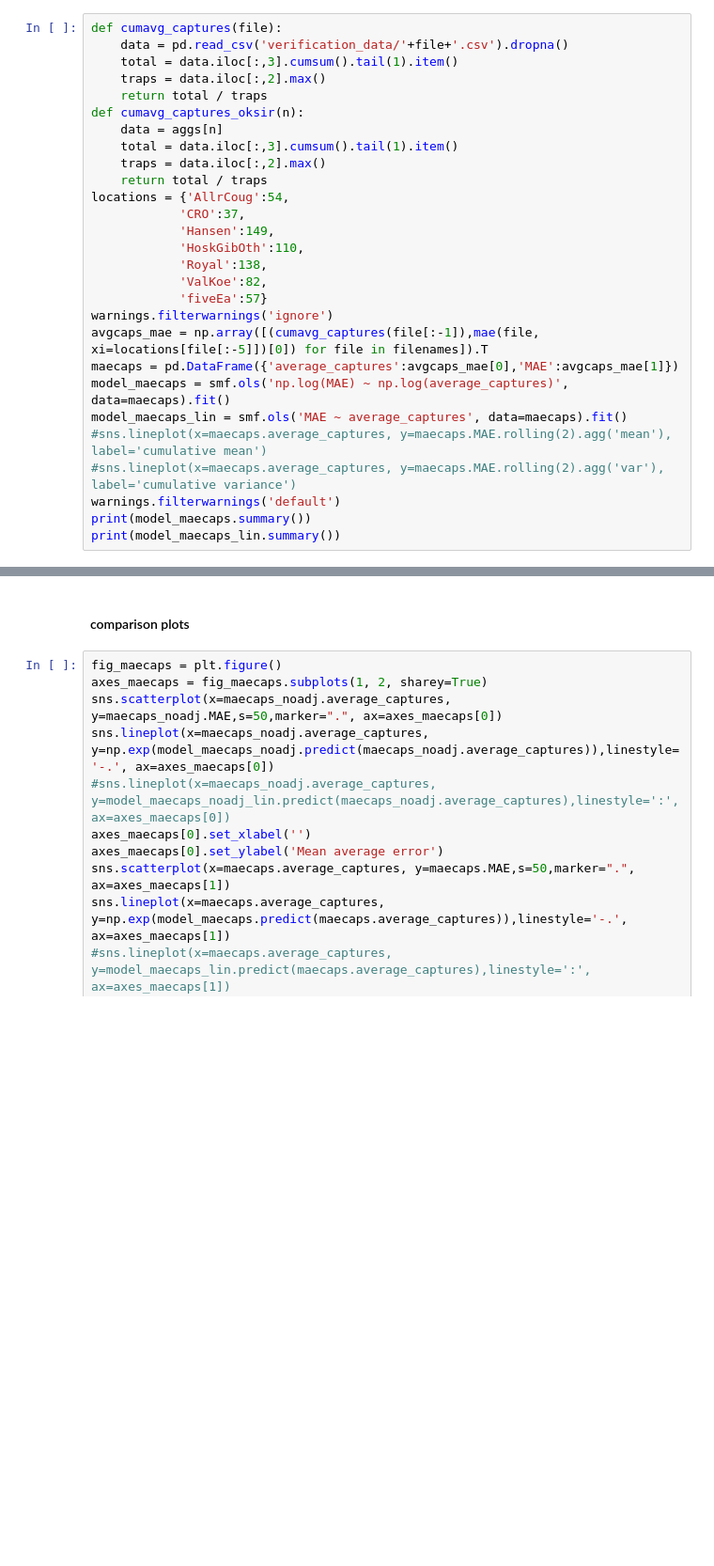
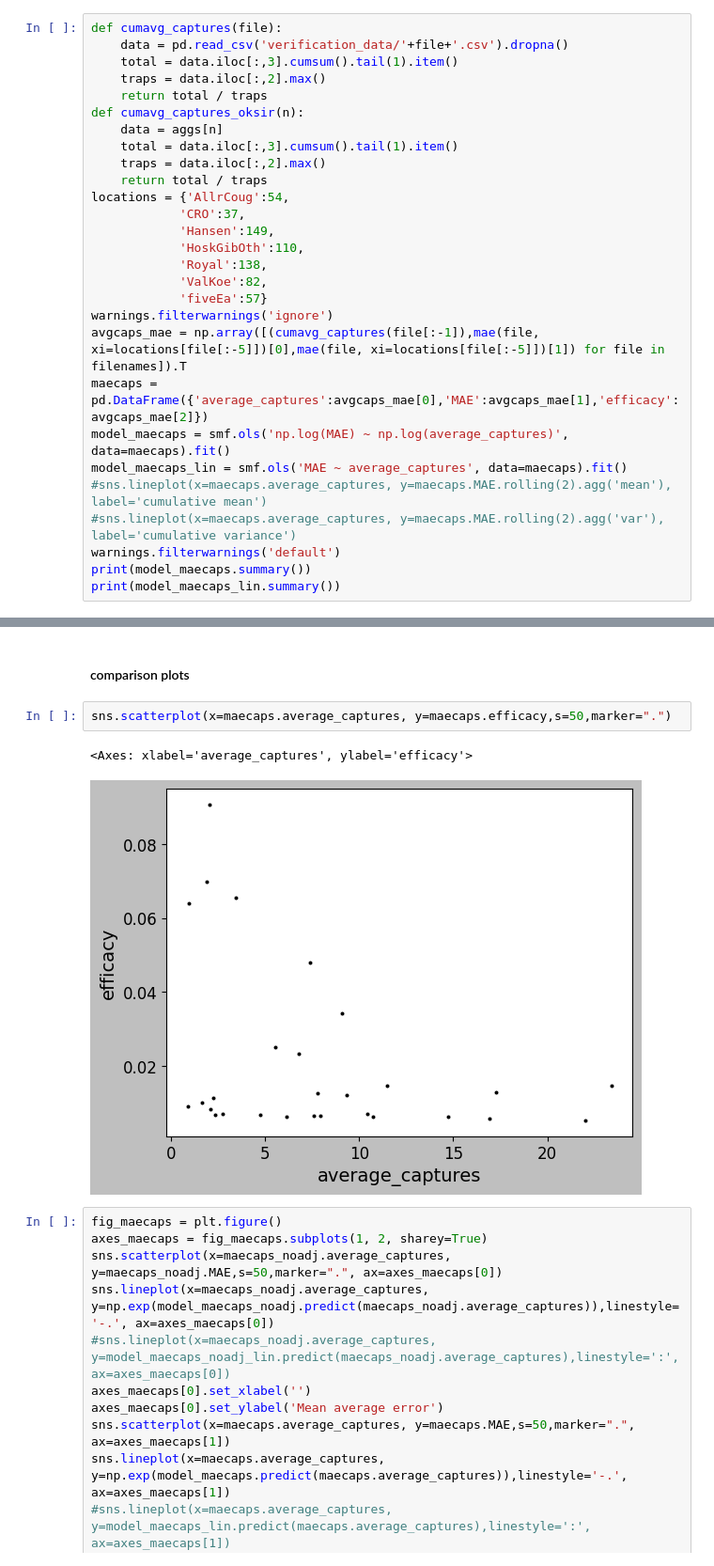
Before and after one commit to PacificBird/InsectPhenologyCaptureSim, a Jupyter notebook: analysis.ipynb, the cells around one changed output, grey strips where cells are left out. Shown at 94% size. Drawn from its saved outputs; the diff is of its cells as text; blank space fills up the shorter version.

```diff
--- a/analysis.ipynb
+++ b/analysis.ipynb
@@ -777,8 +777,8 @@ locations = {'AllrCoug':54,
             'ValKoe':82,
             'fiveEa':57}
 warnings.filterwarnings('ignore')
-avgcaps_mae = np.array([(cumavg_captures(file[:-1]),mae(file, xi=locations[file[:-5]])[0]) for file in filenames]).T
-maecaps = pd.DataFrame({'average_captures':avgcaps_mae[0],'MAE':avgcaps_mae[1]})
+avgcaps_mae = np.array([(cumavg_captures(file[:-1]),mae(file, xi=locations[file[:-5]])[0],mae(file, xi=locations[file[:-5]])[1]) for file in filenames]).T
+maecaps = pd.DataFrame({'average_captures':avgcaps_mae[0],'MAE':avgcaps_mae[1],'efficacy':avgcaps_mae[2]})
 model_maecaps = smf.ols('np.log(MAE) ~ np.log(average_captures)', data=maecaps).fit()
 model_maecaps_lin = smf.ols('MAE ~ average_captures', data=maecaps).fit()
 #sns.lineplot(x=maecaps.average_captures, y=maecaps.MAE.rolling(2).agg('mean'), label='cumulative mean')
@@ -836,6 +836,11 @@ Notes:
 [1] Standard Errors assume that the covariance matrix of the errors is correctly specified.
 # %% [markdown]
 #### comparison plots
+# %%
+sns.scatterplot(x=maecaps.average_captures, y=maecaps.efficacy,s=50,marker=".")
+# %% [output]
+<Axes: xlabel='average_captures', ylabel='efficacy'>
+[figure, added]
 # %%
 fig_maecaps = plt.figure()
 axes_maecaps = fig_maecaps.subplots(1, 2, sharey=True)
```
Also changed, not shown: parts of 13 cells of this notebook, 18 other files.
